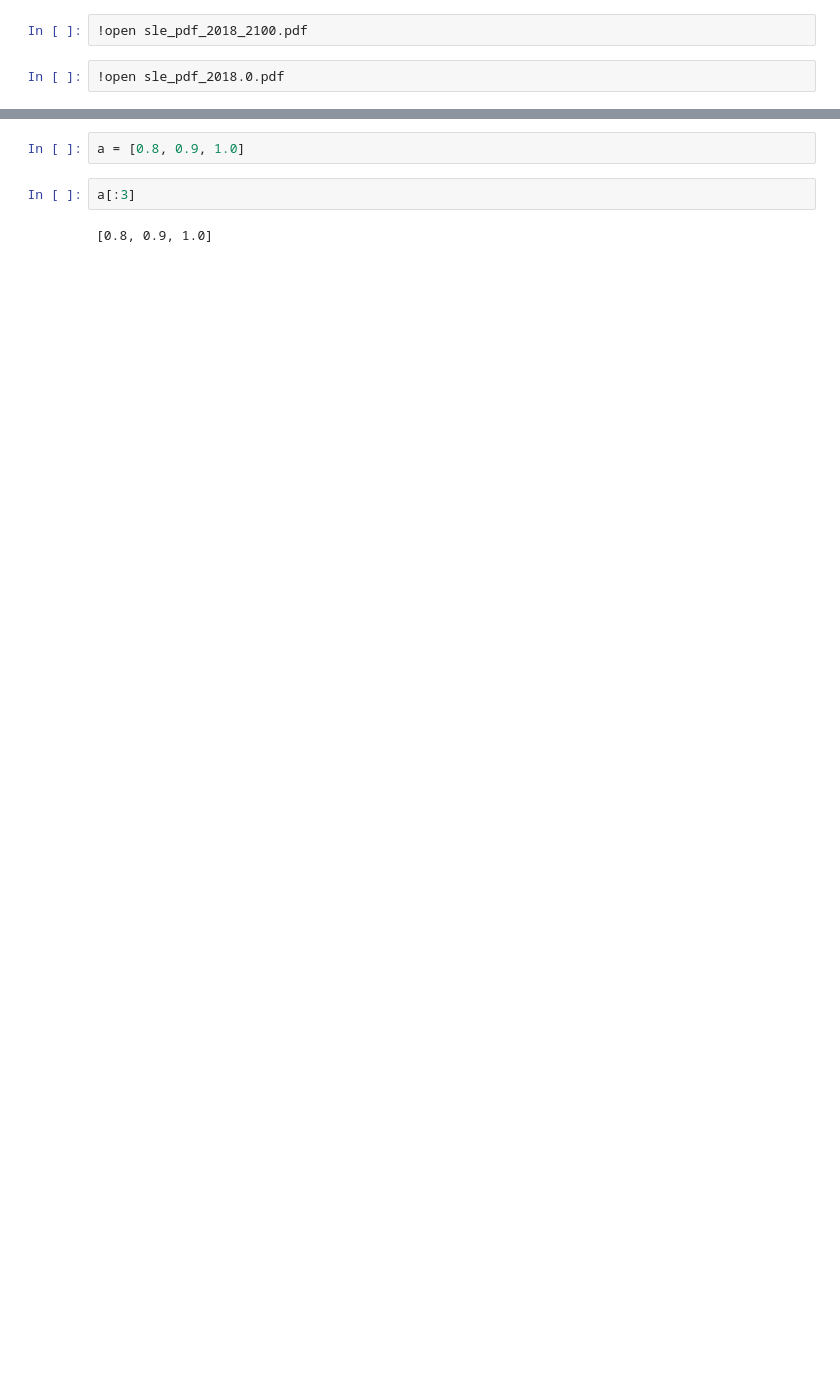
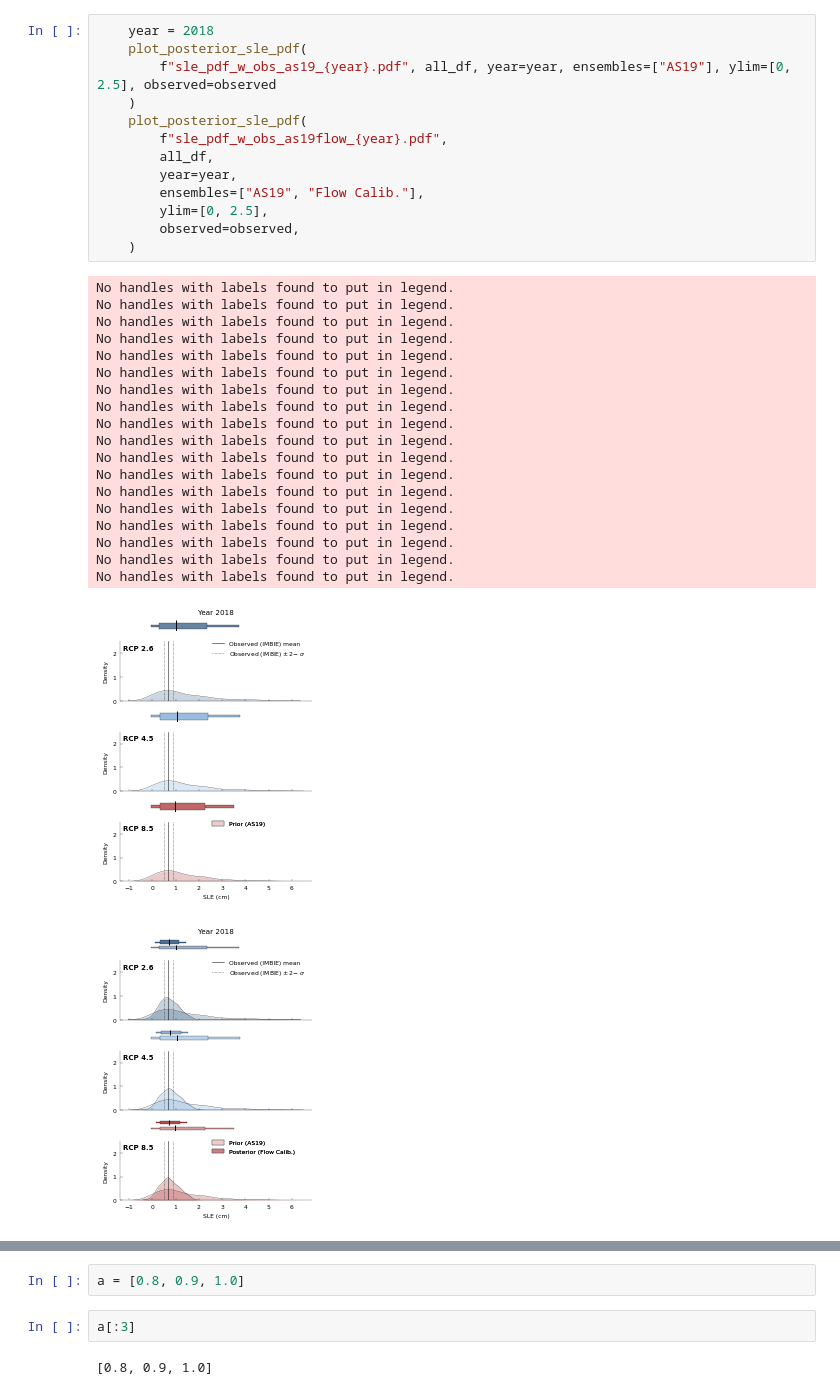
Before and after one commit to pism/pism-emulator, a Jupyter notebook: calibration/calibrate.ipynb, the cells around one changed output, grey strips where cells are left out. Drawn from its saved outputs; the diff is of its cells as text; blank space fills up the shorter version.

```diff
--- a/calibration/calibrate.ipynb
+++ b/calibration/calibrate.ipynb
@@ -414,5 +148,35 @@ plot_posterior_sle_pdfs(f"sle_pdf_2018_2100.pdf", all_df, observed=observed)
 # %%
-!open sle_pdf_2018_2100.pdf
+    year = 2018
+    plot_posterior_sle_pdf(
+        f"sle_pdf_w_obs_as19_{year}.pdf", all_df, year=year, ensembles=["AS19"], ylim=[0, 2.5], observed=observed
+    )
+    plot_posterior_sle_pdf(
+        f"sle_pdf_w_obs_as19flow_{year}.pdf",
+        all_df,
+        year=year,
+        ensembles=["AS19", "Flow Calib."],
+        ylim=[0, 2.5],
+        observed=observed,
+    )
+# %% [output]
+No handles with labels found to put in legend.
+No handles with labels found to put in legend.
+No handles with labels found to put in legend.
+No handles with labels found to put in legend.
+No handles with labels found to put in legend.
+No handles with labels found to put in legend.
+No handles with labels found to put in legend.
+No handles with labels found to put in legend.
+No handles with labels found to put in legend.
+No handles with labels found to put in legend.
+No handles with labels found to put in legend.
+No handles with labels found to put in legend.
+No handles with labels found to put in legend.
+No handles with labels found to put in legend.
+No handles with labels found to put in legend.
+No handles with labels found to put in legend.
+No handles with labels found to put in legend.
+No handles with labels found to put in legend.
+[figure, added]
+[figure, added]
-# %%
-!open sle_pdf_2018.0.pdf
 # %%
```
Also changed, not shown: parts of 10 cells of this notebook, 1 other file.
